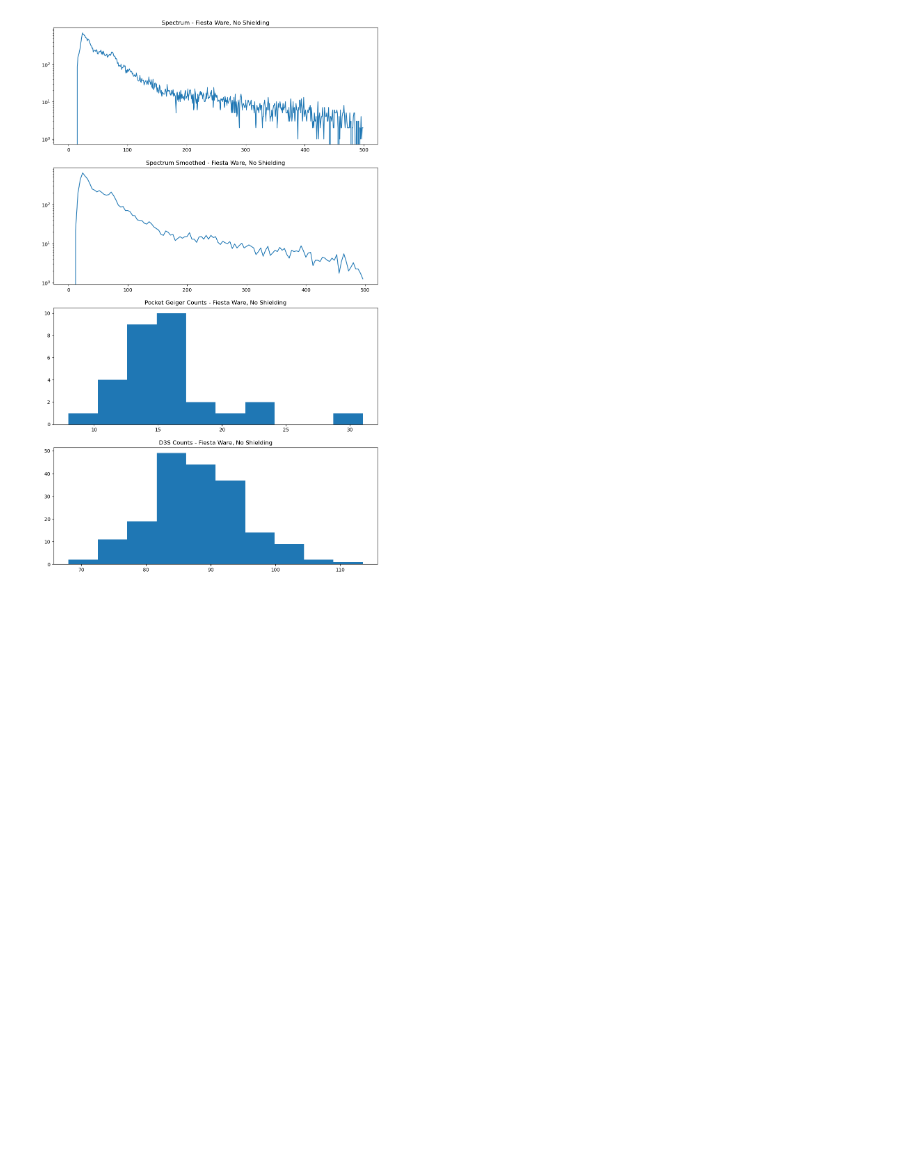
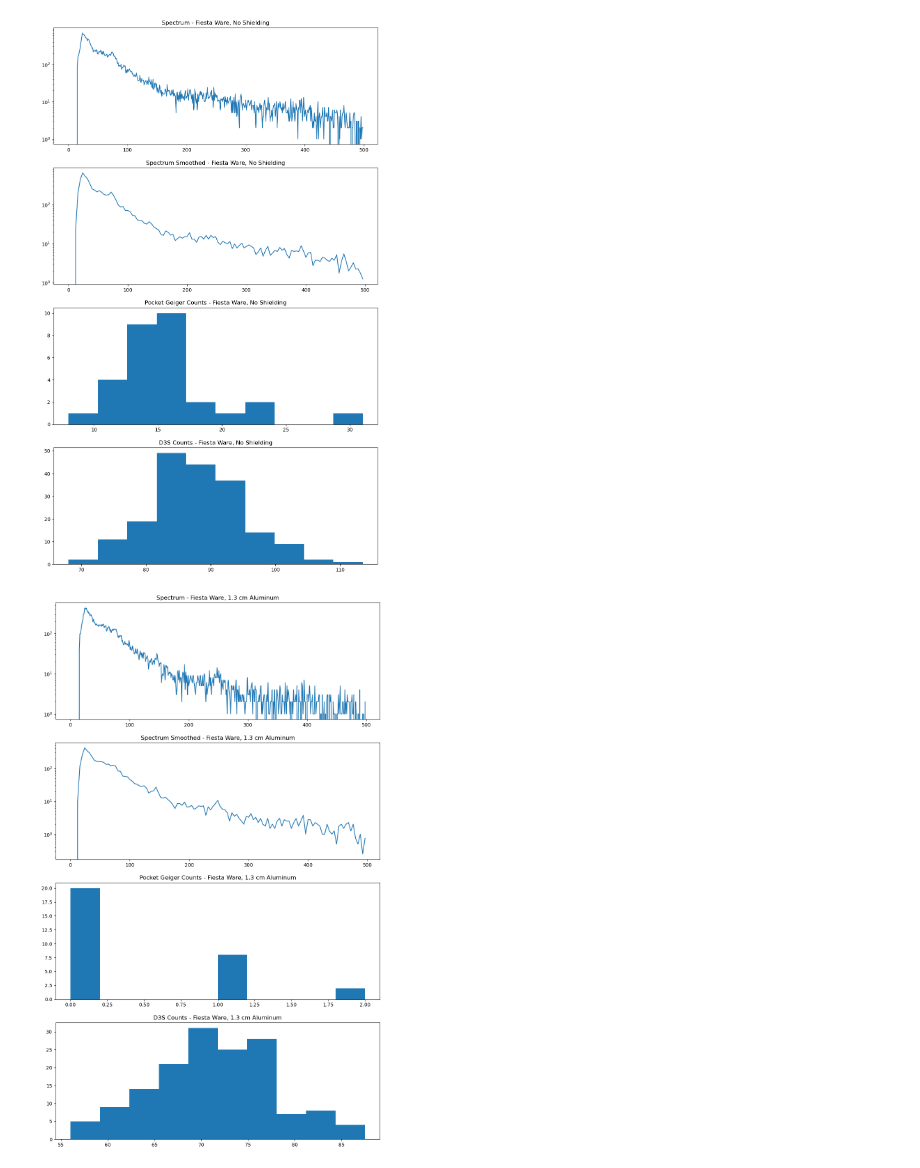
Before and after one commit to Kaiel0904/E11_KyleLink, a Jupyter notebook: E11 Final Graphing.ipynb, the cells around one changed output. Drawn from its saved outputs; the diff is of its cells as text; code cells hidden in the pictures; blank space fills up the shorter version.

```diff
--- a/E11 Final Graphing.ipynb
+++ b/E11 Final Graphing.ipynb
@@ -57,6 +54,15 @@ FW_NS_D3Scount = pd.read_csv('known_uranium_noshield_2024-04-24_15-19-34.csv').t
 # print(FW_NS_spectrum[:,1:][-1])
 # print(FW_NS_geiger[:,1])
 # print(FW_NS_D3Scount[1:,3])
+FW_AL_spectrum = pd.read_csv('Spectrum_known_uranium_aluminum_2024-04-24_15-26-58.csv').to_numpy()
+FW_AL_geiger = pd.read_csv('known_uranium_aluminum.csv').to_numpy()
+FW_AL_D3Scount = pd.read_csv('known_uranium_aluminum_2024-04-24_15-26-58.csv').to_numpy()
+FW_W1_spectrum = pd.read_csv('Spectrum_known_uranium_tungsten_2024-04-24_15-33-36.csv').to_numpy()
+FW_W1_geiger = pd.read_csv('known_uranium_tungsten.csv').to_numpy()
+FW_W1_D3Scount = pd.read_csv('known_uranium_tungsten_2024-04-24_15-33-36.csv').to_numpy()
+FW_W2_spectrum = pd.read_csv('Spectrum_known_uranium_tungsten2_2024-04-24_15-39-42.csv').to_numpy()
+FW_W2_geiger = pd.read_csv('known_uranium_tungsten2.csv').to_numpy()
+FW_W2_D3Scount = pd.read_csv('known_uranium_tungsten2_2024-04-24_15-39-42.csv').to_numpy()
 # %%
 fig2, ax2 = plt.subplots(figsize=(12,20),nrows=4)
 ax2[0].plot(FW_NS_spectrum[:,1:500][-1]-FW_NS_spectrum[:,1:500][0])
@@ -73,3 +79,8 @@ ax2[3].set_title('D3S Counts - Fiesta Ware, No Shielding')
 # %% [output]
 Text(0.5, 1.0, 'D3S Counts - Fiesta Ware, No Shielding')
 [figure]
+# %%
+fig3, ax3 = plt.subplots(figsize=(12,20),nrows=4)
+graph_quick(fig3, ax3, FW_AL_spectrum, FW_AL_geiger, FW_AL_D3Scount, 'Fiesta Ware, 1.3 cm Aluminum')
+# %% [output]
+[figure, added]
```
Also changed, not shown: parts of 7 cells of this notebook.
